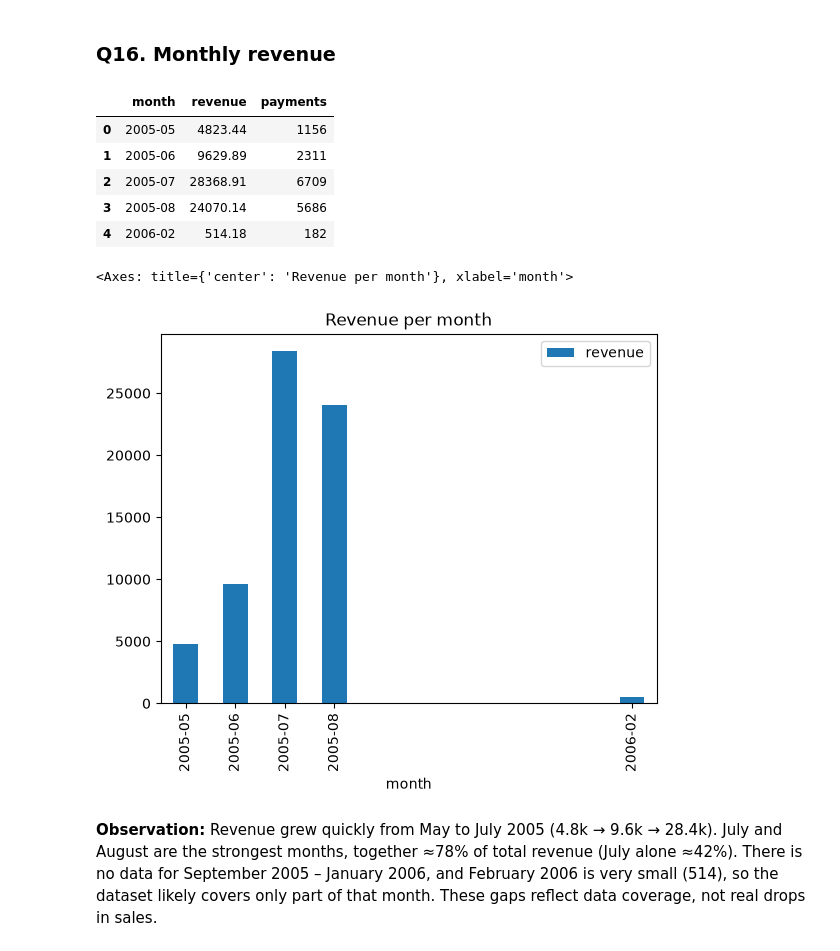
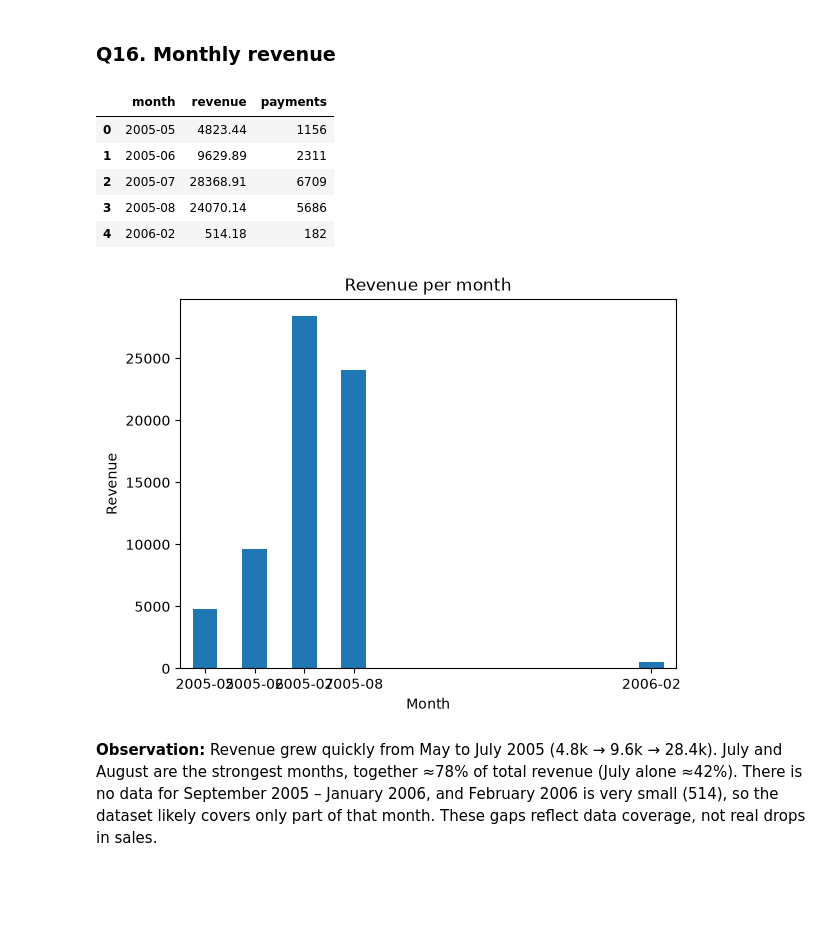
Before and after one commit to marusiyp/data-analytics-learning, a Jupyter notebook: notebooks/01_pandas_sakila.ipynb, the cells around one changed output. Saved outputs shown, nothing was run; the diff lists cells and outputs as text; code cells hidden in the pictures; blank space fills up the shorter version.

```diff
--- a/notebooks/01_pandas_sakila.ipynb
+++ b/notebooks/01_pandas_sakila.ipynb
@@ -387,18 +397,28 @@ Revenue and rental activity over time.
 # %% [markdown]
 ### Q16. Monthly revenue
 # %%
-revenue_per_month = payments.groupby(payments['payment_date'].dt.to_period('M').rename('month')).agg(revenue=('amount', 'sum'), payments=('payment_id', 'count')).round(2).reset_index()
+revenue_per_month = (
+    payments
+    .groupby(payments["payment_date"].dt.to_period("M").rename("month"))
+    .agg(revenue=("amount", "sum"), payments=("payment_id", "count"))
+    .round(2)
+    .reset_index()
+)
 display(revenue_per_month)
-revenue_per_month.plot(kind='bar', x='month', y='revenue', title = 'Revenue per month')
+
+ax = revenue_per_month.plot(kind="bar", x="month", y="revenue", legend=False, title="Revenue per month")
+ax.set_xlabel("Month")
+ax.set_ylabel("Revenue")
+plt.xticks(rotation=0)
+plt.show()
 # %% [output]
 |  | month | revenue | payments |
 | 0 | 2005-05 | 4823.44 | 1156 |
 | 1 | 2005-06 | 9629.89 | 2311 |
 | 2 | 2005-07 | 28368.91 | 6709 |
 | 3 | 2005-08 | 24070.14 | 5686 |
 | 4 | 2006-02 | 514.18 | 182 |
-<Axes: title={'center': 'Revenue per month'}, xlabel='month'>
-[figure, old version]
+[figure, new version]
 # %% [markdown]
 **Observation:** Revenue grew quickly from May to July 2005 (4.8k → 9.6k → 28.4k).
 July and August are the strongest months, together ≈78% of total revenue (July alone ≈42%).
```
Also changed, not shown: parts of 28 cells of this notebook, 5 other files.
